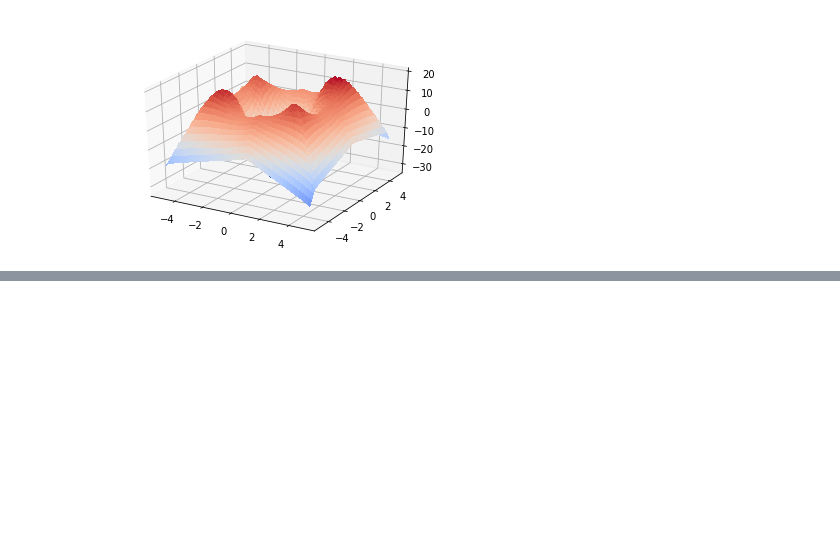
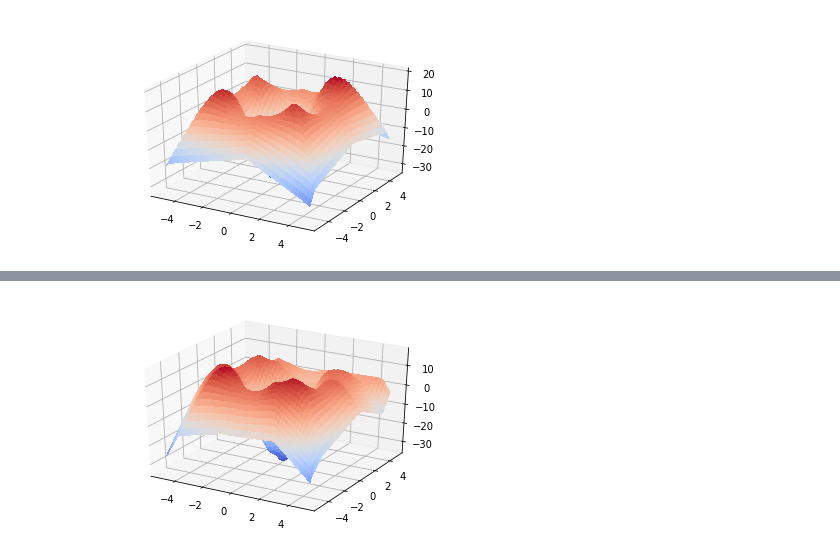
Before and after one commit to mlcow/tensorflow_experiments, a Jupyter notebook: tf_nn_regressor.ipynb, the cells around one changed output, grey strips where cells are left out. Drawn from its saved outputs; the diff is of its cells as text; code cells hidden in the pictures; blank space fills up the shorter version.

```diff
--- a/tf_nn_regressor.ipynb
+++ b/tf_nn_regressor.ipynb
@@ -244,0 +319,4 @@ plot3d(X1, Y1, Zout - Z1)
+# %%
+plot3d(X1, Y1, Zout - Z1)
+# %% [output]
+[figure, added]
```
Also changed, not shown: parts of 5 cells of this notebook.
